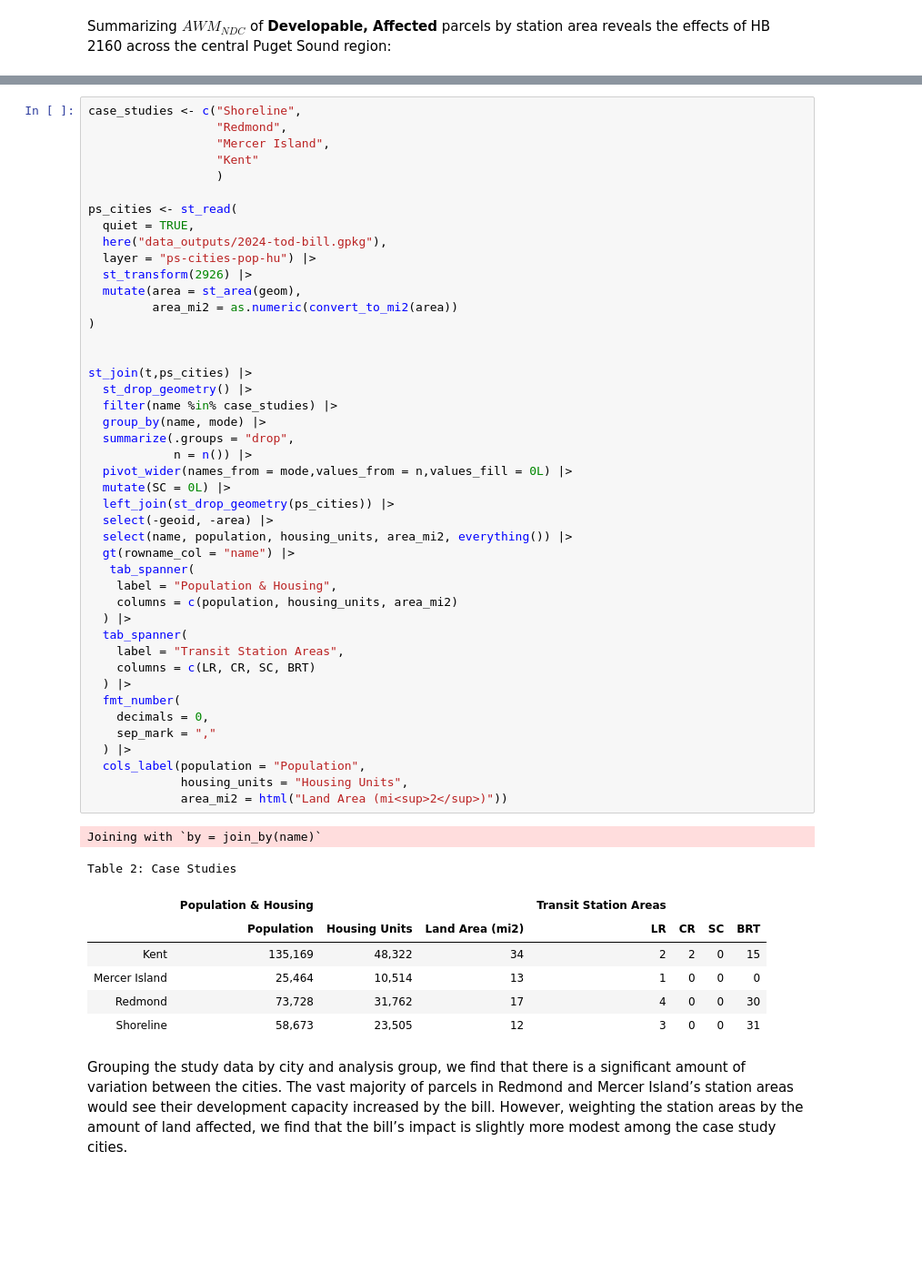
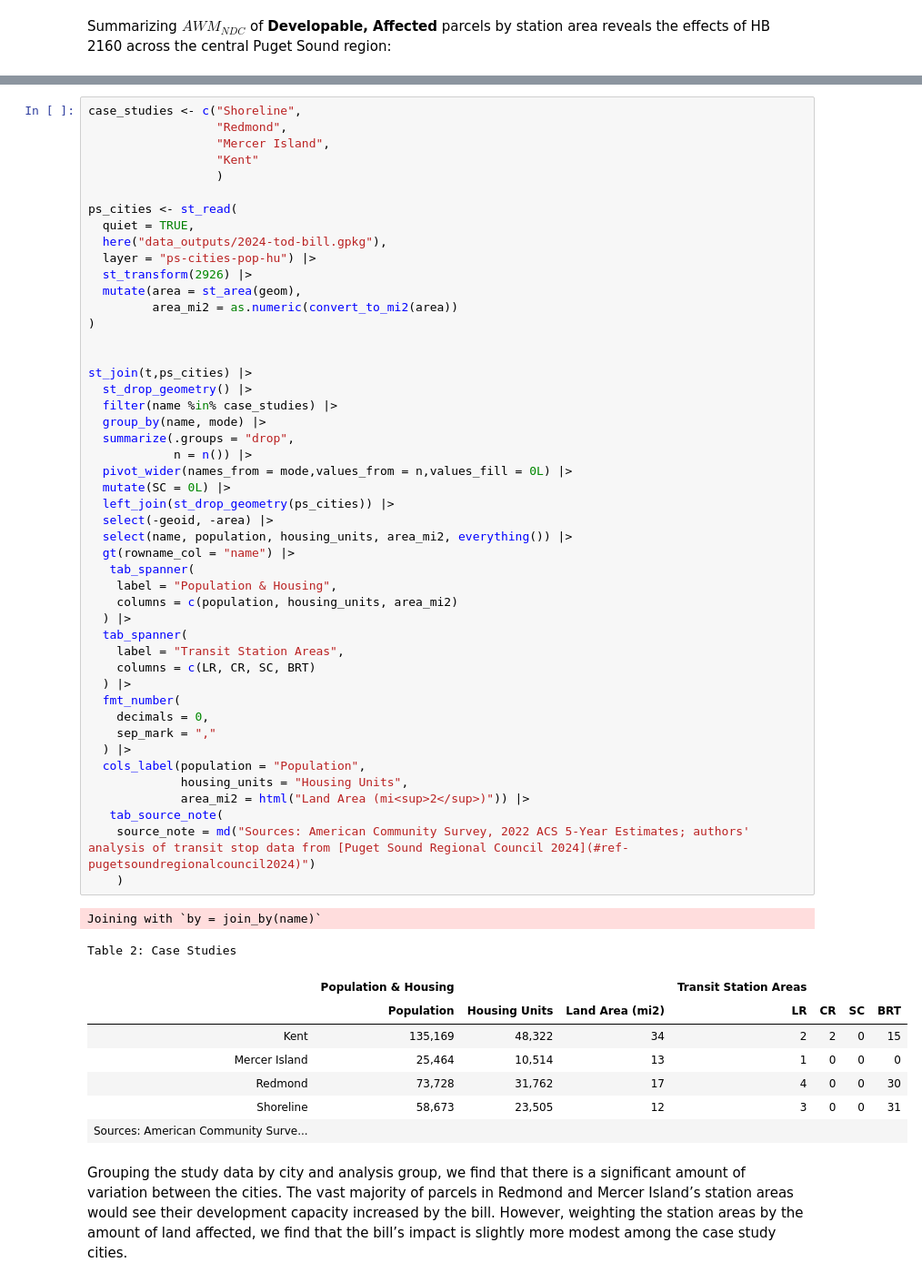
Before and after one commit to tiernanmartin/2024-transit-oriented-development-bill, a Jupyter notebook: index.embed.ipynb, the cells around one changed output, grey strips where cells are left out. Shown at 91% size. Drawn from its saved outputs; the diff is of its cells as text; blank space fills up the shorter version.

```diff
--- a/index.embed.ipynb
+++ b/index.embed.ipynb
@@ -367,34 +366,38 @@ st_join(t,ps_cities) |>
             n = n()) |>
   pivot_wider(names_from = mode,values_from = n,values_fill = 0L) |>
   mutate(SC = 0L) |>
   left_join(st_drop_geometry(ps_cities)) |>
   select(-geoid, -area) |>
   select(name, population, housing_units, area_mi2, everything()) |>
   gt(rowname_col = "name") |>
    tab_spanner(
     label = "Population & Housing",
     columns = c(population, housing_units, area_mi2)
   ) |>
   tab_spanner(
     label = "Transit Station Areas",
     columns = c(LR, CR, SC, BRT)
   ) |>
   fmt_number(
     decimals = 0,
     sep_mark = ","
   ) |>
   cols_label(population = "Population",
              housing_units = "Housing Units",
-             area_mi2 = html("Land Area (mi<sup>2</sup>)"))
+             area_mi2 = html("Land Area (mi<sup>2</sup>)")) |>
+   tab_source_note(
+    source_note = md("Sources: American Community Survey, 2022 ACS 5-Year Estimates; authors' analysis of transit stop data from [Puget Sound Regional Council 2024](#ref-pugetsoundregionalcouncil2024)")
+    )
 # %% [output]
 Joining with `by = join_by(name)`
 Table 2: Case Studies
 |  | Population & Housing |  |  | Transit Station Areas |  |  |  |
 |  | Population | Housing Units | Land Area (mi2) | LR | CR | SC | BRT |
 | Kent | 135,169 | 48,322 | 34 | 2 | 2 | 0 | 15 |
 | Mercer Island | 25,464 | 10,514 | 13 | 1 | 0 | 0 | 0 |
 | Redmond | 73,728 | 31,762 | 17 | 4 | 0 | 0 | 30 |
 | Shoreline | 58,673 | 23,505 | 12 | 3 | 0 | 0 | 31 |
+| Sources: American Community Surve... |  |  |  |  |  |  |  |
 # %% [markdown]
 Grouping the study data by city and analysis group, we find that there is a significant amount of variation between the cities. The vast majority of parcels in Redmond and Mercer Island’s station areas would see their development capacity increased by the bill. However, weighting the station areas by the amount of land affected, we find that the bill’s impact is slightly more modest among the case study cities.
 # %%
```
Also changed, not shown: parts of 5 cells of this notebook, 14 other files.
